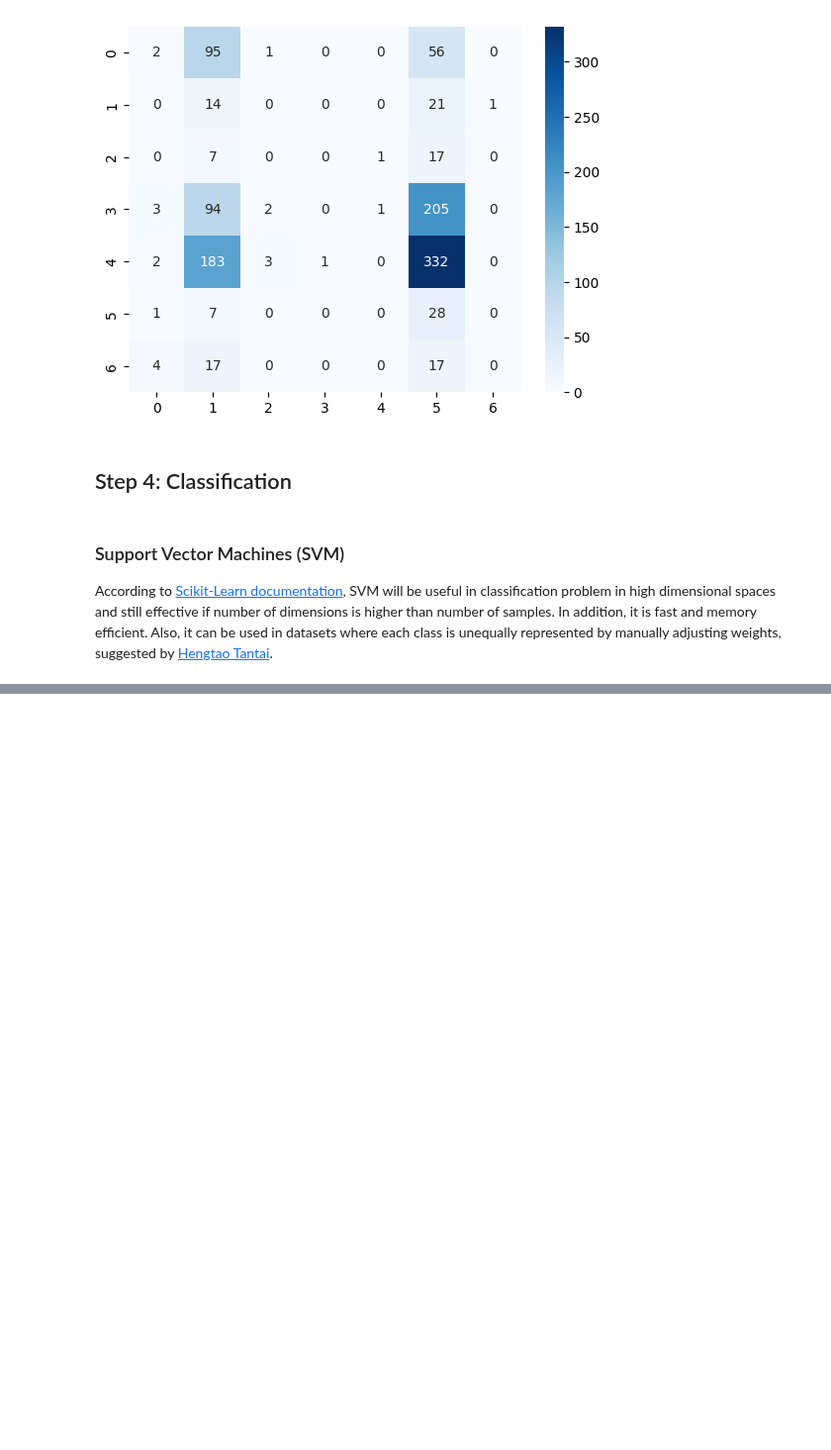
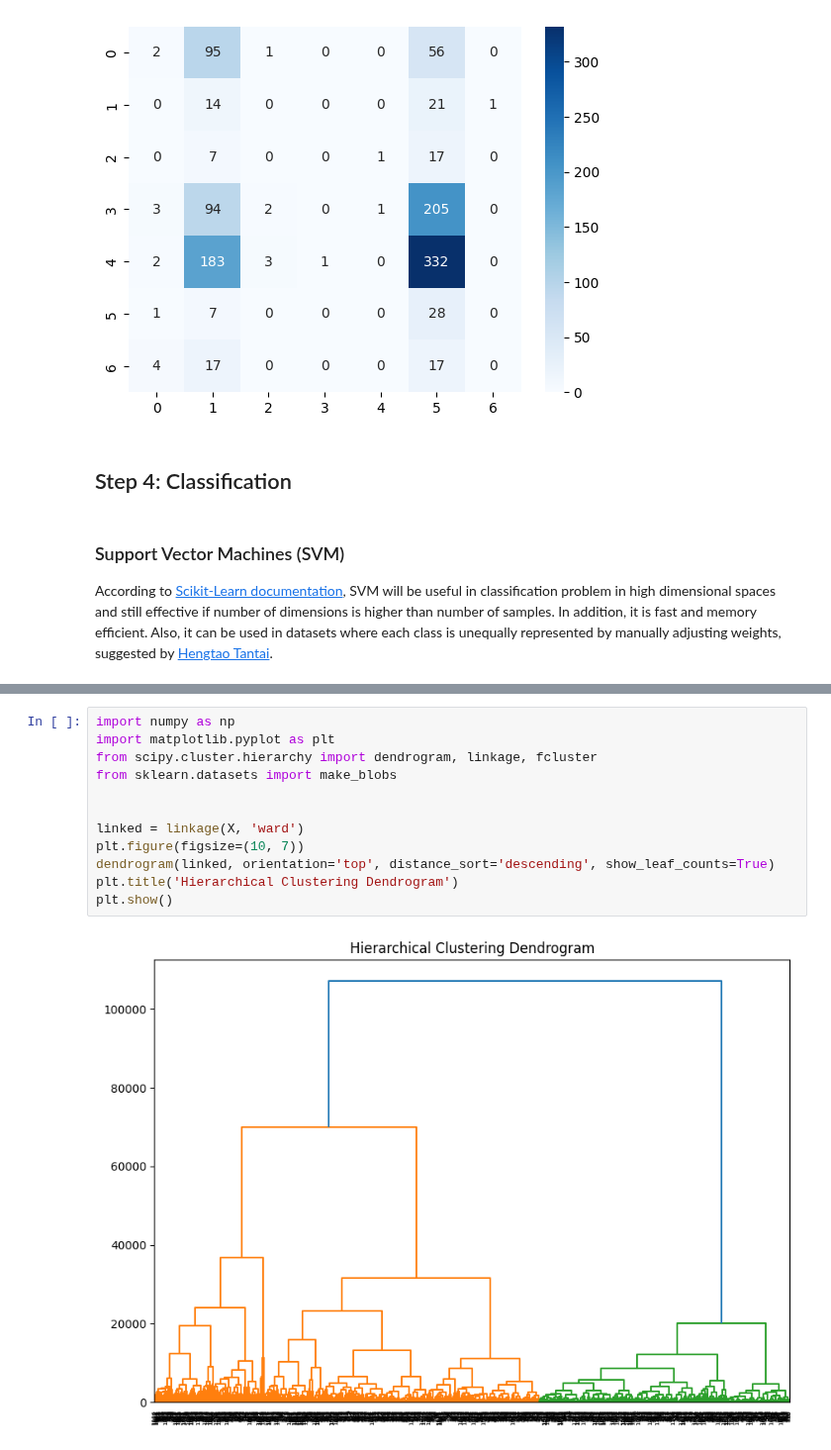
Before and after one commit to denskrlv/PosEmotion, a Jupyter notebook: posemotion.ipynb, the cells around one changed output, grey strips where cells are left out. Shown at 99% size. Cells and saved outputs as stored; diff of their text form; blank space fills up the shorter version.

```diff
--- a/posemotion.ipynb
+++ b/posemotion.ipynb
@@ -511,0 +604,14 @@ Accuracy: 0.60
+# %%
+import numpy as np
+import matplotlib.pyplot as plt
+from scipy.cluster.hierarchy import dendrogram, linkage, fcluster
+from sklearn.datasets import make_blobs
+
+
+linked = linkage(X, 'ward')
+plt.figure(figsize=(10, 7))
+dendrogram(linked, orientation='top', distance_sort='descending', show_leaf_counts=True)
+plt.title('Hierarchical Clustering Dendrogram')
+plt.show()
+# %% [output]
+[figure, added]
```
Also changed, not shown: parts of 27 cells of this notebook, 3 other files.
